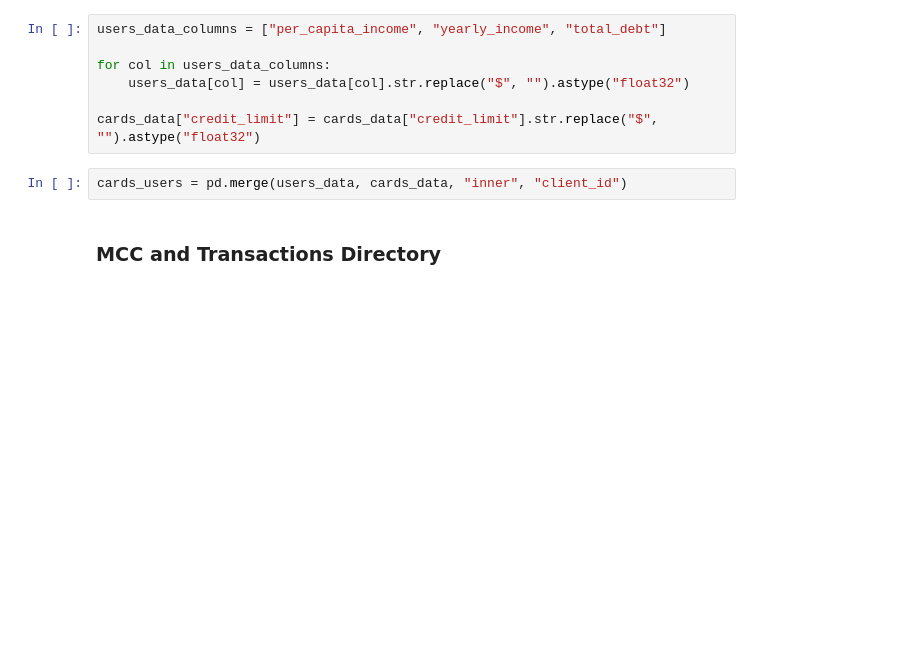
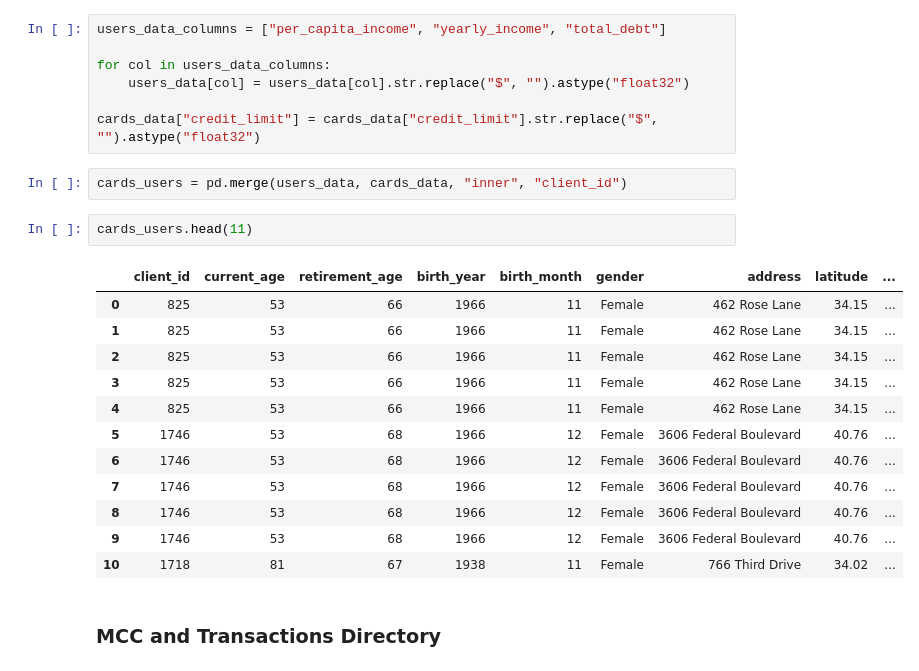
Before and after one commit to AAIAsy/fraud_detection, a Jupyter notebook: who-dunnit-2.ipynb, the cells around one changed output. Saved outputs shown, nothing was run; the diff lists cells and outputs as text; blank space fills up the shorter version.

```diff
--- a/who-dunnit-2.ipynb
+++ b/who-dunnit-2.ipynb
@@ -32,6 +31,21 @@ for col in users_data_columns:
 cards_data["credit_limit"] = cards_data["credit_limit"].str.replace("$", "").astype("float32")
 # %%
 cards_users = pd.merge(users_data, cards_data, "inner", "client_id")
+# %%
+cards_users.head(11)
+# %% [output]
+|  | client_id | current_age | retirement_age | birth_year | birth_month | gender | address | latitude | ... |
+| 0 | 825 | 53 | 66 | 1966 | 11 | Female | 462 Rose Lane | 34.15 | ... |
+| 1 | 825 | 53 | 66 | 1966 | 11 | Female | 462 Rose Lane | 34.15 | ... |
+| 2 | 825 | 53 | 66 | 1966 | 11 | Female | 462 Rose Lane | 34.15 | ... |
+| 3 | 825 | 53 | 66 | 1966 | 11 | Female | 462 Rose Lane | 34.15 | ... |
+| 4 | 825 | 53 | 66 | 1966 | 11 | Female | 462 Rose Lane | 34.15 | ... |
+| 5 | 1746 | 53 | 68 | 1966 | 12 | Female | 3606 Federal Boulevard | 40.76 | ... |
+| 6 | 1746 | 53 | 68 | 1966 | 12 | Female | 3606 Federal Boulevard | 40.76 | ... |
+| 7 | 1746 | 53 | 68 | 1966 | 12 | Female | 3606 Federal Boulevard | 40.76 | ... |
+| 8 | 1746 | 53 | 68 | 1966 | 12 | Female | 3606 Federal Boulevard | 40.76 | ... |
+| 9 | 1746 | 53 | 68 | 1966 | 12 | Female | 3606 Federal Boulevard | 40.76 | ... |
+| 10 | 1718 | 81 | 67 | 1938 | 11 | Female | 766 Third Drive | 34.02 | ... |
 # %% [markdown]
 ### MCC and Transactions Directory
 # %%
```
Also changed, not shown: parts of 2 cells of this notebook, 18 other files.
